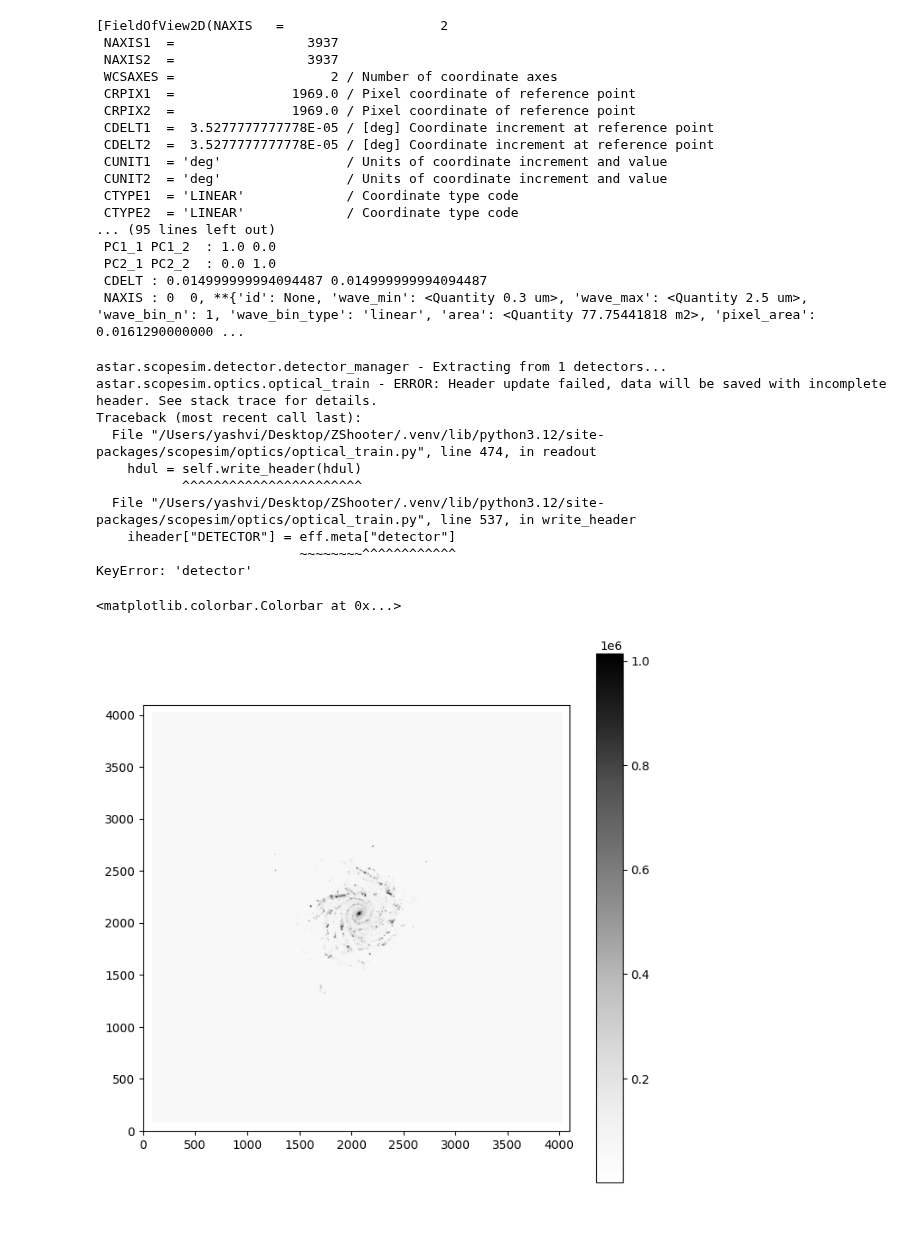
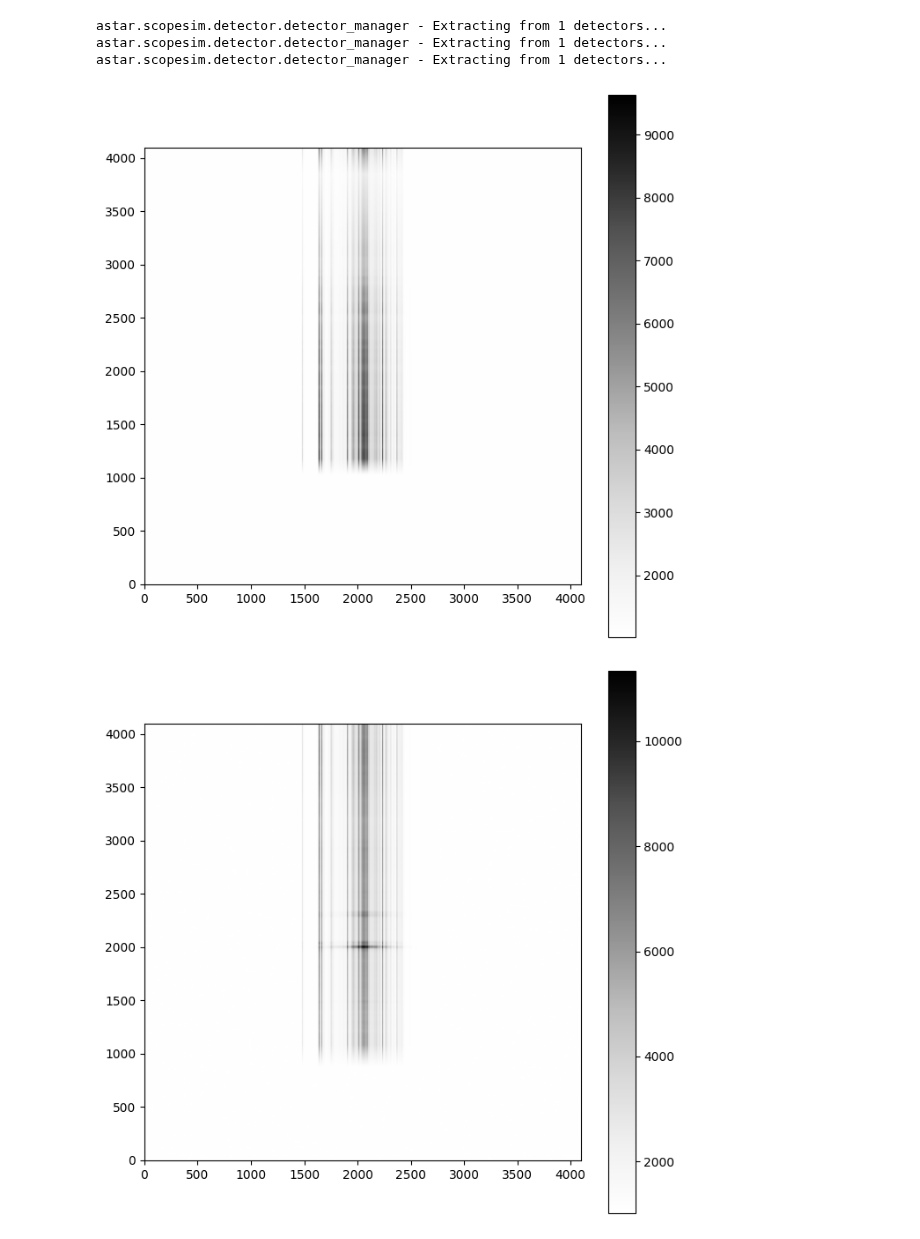
Before and after one commit to CaltechOpticalObservatories/zs-scopesim, a Jupyter notebook: notebooks/playground_zshooter.ipynb, the cells around one changed output. Saved outputs shown, nothing was run; the diff lists cells and outputs as text; code cells hidden in the pictures.

Commit message:
ZShooter skeleton now works, added custom dichroic effect, aperture effect, using longslit placeholder, and three detectors

```diff
--- a/notebooks/playground_zshooter.ipynb
+++ b/notebooks/playground_zshooter.ipynb
@@ -51,38 +34,12 @@ zs.observe(gal, update=True)
-# %%
-zs.fov_manager.fovs
-# %% [output]
-[FieldOfView2D(NAXIS   =                    2
- NAXIS1  =                 3937
- NAXIS2  =                 3937
- WCSAXES =                    2 / Number of coordinate axes
- CRPIX1  =               1969.0 / Pixel coordinate of reference point
- CRPIX2  =               1969.0 / Pixel coordinate of reference point
- CDELT1  =  3.5277777777778E-05 / [deg] Coordinate increment at reference point
- CDELT2  =  3.5277777777778E-05 / [deg] Coordinate increment at reference point
- CUNIT1  = 'deg'                / Units of coordinate increment and value
- CUNIT2  = 'deg'                / Units of coordinate increment and value
- CTYPE1  = 'LINEAR'             / Coordinate type code
- CTYPE2  = 'LINEAR'             / Coordinate type code
-... (95 lines left out)
- PC1_1 PC1_2  : 1.0 0.0
- PC2_1 PC2_2  : 0.0 1.0
- CDELT : 0.014999999994094487 0.014999999994094487
- NAXIS : 0  0, **{'id': None, 'wave_min': <Quantity 0.3 um>, 'wave_max': <Quantity 2.5 um>, 'wave_bin_n': 1, 'wave_bin_type': 'linear', 'area': <Quantity 77.75441818 m2>, 'pixel_area': 0.0161290000000 ...
 # %%
 hdus = zs.readout()
-plt.figure(figsize=(8,8))
-plt.imshow(hdus[0][1].data, origin="lower", cmap="Grays")
-plt.colorbar()
+for hdu in hdus:
+    plt.figure(figsize=(8,8))
+    plt.imshow(hdu[1].data, origin="lower", cmap="Grays")
+    plt.colorbar()
 # %% [output]
 astar.scopesim.detector.detector_manager - Extracting from 1 detectors...
-astar.scopesim.optics.optical_train - ERROR: Header update failed, data will be saved with incomplete header. See stack trace for details.
-Traceback (most recent call last):
-  File "/Users/yashvi/Desktop/ZShooter/.venv/lib/python3.12/site-packages/scopesim/optics/optical_train.py", line 474, in readout
-    hdul = self.write_header(hdul)
-           ^^^^^^^^^^^^^^^^^^^^^^^
-  File "/Users/yashvi/Desktop/ZShooter/.venv/lib/python3.12/site-packages/scopesim/optics/optical_train.py", line 537, in write_header
-    iheader["DETECTOR"] = eff.meta["detector"]
-                          ~~~~~~~~^^^^^^^^^^^^
-KeyError: 'detector'
+astar.scopesim.detector.detector_manager - Extracting from 1 detectors...
+astar.scopesim.detector.detector_manager - Extracting from 1 detectors...
-<matplotlib.colorbar.Colorbar at 0x...>
-[figure, old version]
+[figure, new version]
+[figure, added]
```
Also changed, not shown: parts of 11 cells of this notebook, 11 other files.
